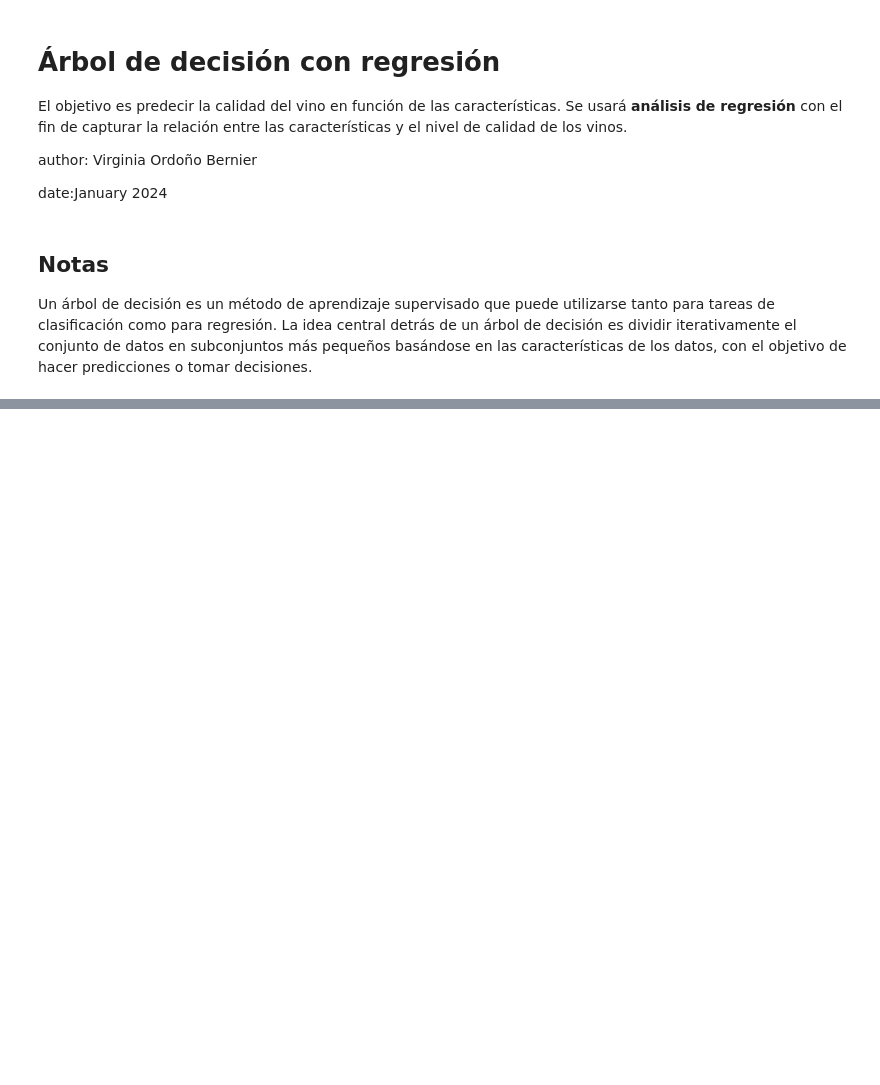
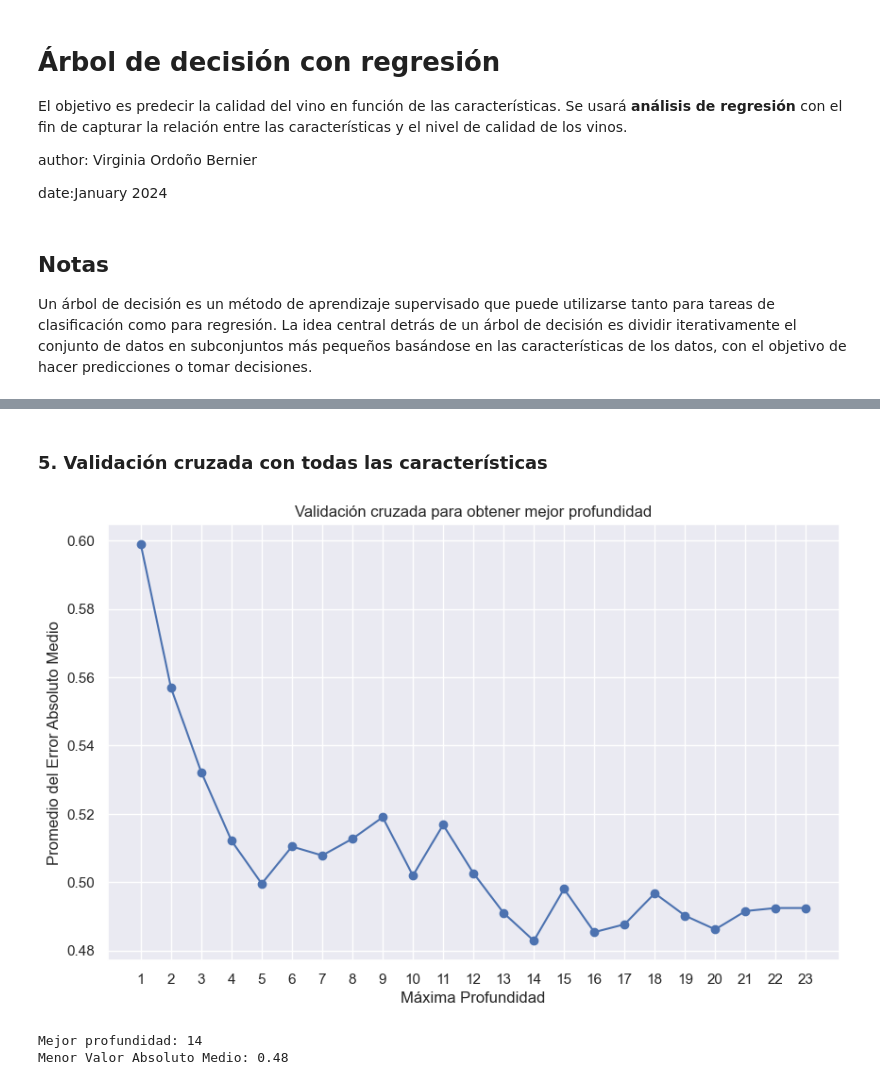
Before and after one commit to viorbe20/ai-machine-learning, a Jupyter notebook: decision-trees-exercises/decision-trees-ex-1/ex06_regression_decision_trees_wine.ipynb, the cells around one changed output, grey strips where cells are left out. Drawn from its saved outputs; the diff is of its cells as text; code cells hidden in the pictures; blank space fills up the shorter version.

Commit message:
comentarios ex06 decision trees

```diff
--- a/decision-trees-exercises/decision-trees-ex-1/ex06_regression_decision_trees_wine.ipynb
+++ b/decision-trees-exercises/decision-trees-ex-1/ex06_regression_decision_trees_wine.ipynb
@@ -291,0 +162,78 @@ Error absoluto medio: 0.56
+# %% [markdown]
+### 5. Validación cruzada con todas las características
+# %%
+import numpy as np
+from sklearn.model_selection import KFold
+from sklearn.tree import DecisionTreeRegressor
+from sklearn.metrics import mean_absolute_error
+from sklearn.model_selection import train_test_split
+import matplotlib.pyplot as plt
+
+# Preparación de los datos
+train, test = train_test_split(df_wines, test_size=0.3, random_state=42)
+train.reset_index(inplace=True, drop=True)
+test.reset_index(inplace=True, drop=True)
+
+# Configuración de la validación cruzada
+SPLITS = 5
+
+# Número de atributos en el conjunto de datos
+NUM_ATTRIBUTES = len(list(df_wines))
+
+# Definir el nivel de profundidad del árbol como constante
+DEPTH_RANGE = range(1, NUM_ATTRIBUTES * 2)
+
+# Definir el rango de profundidad
+total_scores = []
+best_depth = None
+min_mae = float('inf')  # Cambiado a infinito para garantizar que se actualice en la primera iteración
+
+cv = KFold(n_splits=SPLITS, shuffle=True, random_state=42)
+
+# Iteración sobre diferentes niveles de profundidad
+for depth in DEPTH_RANGE:
+
+    fold_accuracy = [] # Almacenar la precisión de cada división/iteración
+
+    model = DecisionTreeRegressor(max_depth=depth)
+
+    for train_fold, test_fold in cv.split(train):
+
+        f_train = train.iloc[train_fold]
+        f_test = train.iloc[test_fold]
+
+        model.fit(X=f_train.drop(['quality'], axis=1), y=f_train['quality'])
+
+        y_pred = model.predict(f_test.drop(['quality'], axis=1))
+
+        # Error medio absoluto de cada iteración
+        mae = mean_absolute_error(f_test['quality'], y_pred)
+        fold_accuracy.append(mae)
+
+    # Promedio del error absoluto medio
+    avg_mae = np.mean(fold_accuracy)
+    # Almacenar el promedio del error absoluto medio
+    total_scores.append(avg_mae)
+
+    # Actualizar el valor mínimo del error absoluto medio y la mejor profundidad
+    if avg_mae < min_mae:
+        min_mae = avg_mae
+        best_depth = depth
+
+# Plot the results
+plt.figure(figsize=(10, 6))
+plt.plot(DEPTH_RANGE, total_scores, marker='o', linestyle='-')
+plt.title('Validación cruzada para obtener mejor profundidad')
+plt.xlabel('Máxima Profundidad')
+plt.ylabel('Promedio del Error Absoluto Medio')
+plt.xticks(DEPTH_RANGE)
+plt.grid(True)
+plt.show()
+
+# Print the results
+print(f"Mejor profundidad: {best_depth}")
+print(f"Menor Valor Absoluto Medio: {min_mae:.2f}")
+# %% [output]
+[figure, added]
+Mejor profundidad: 14
+Menor Valor Absoluto Medio: 0.48
```
Also changed, not shown: parts of 35 cells of this notebook.
